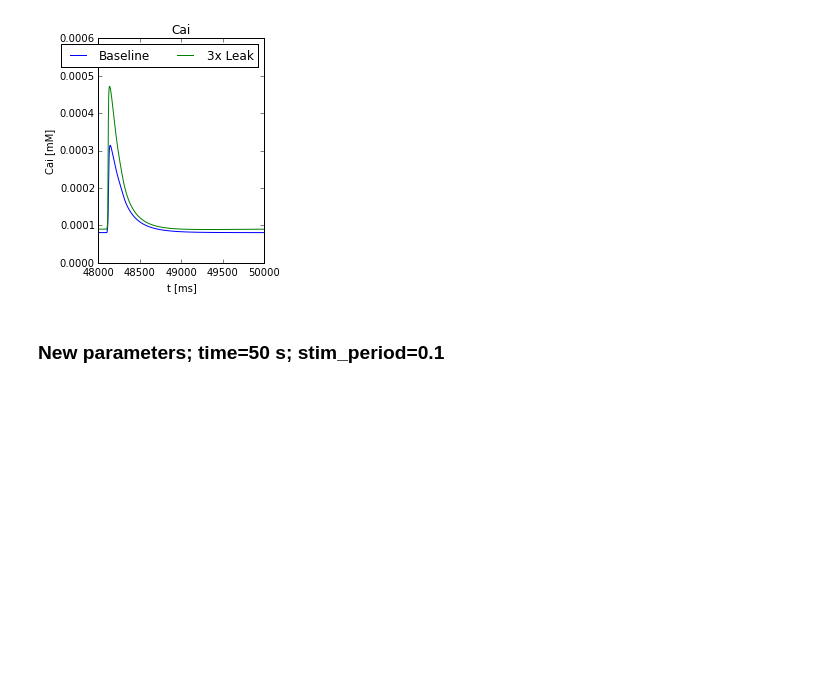
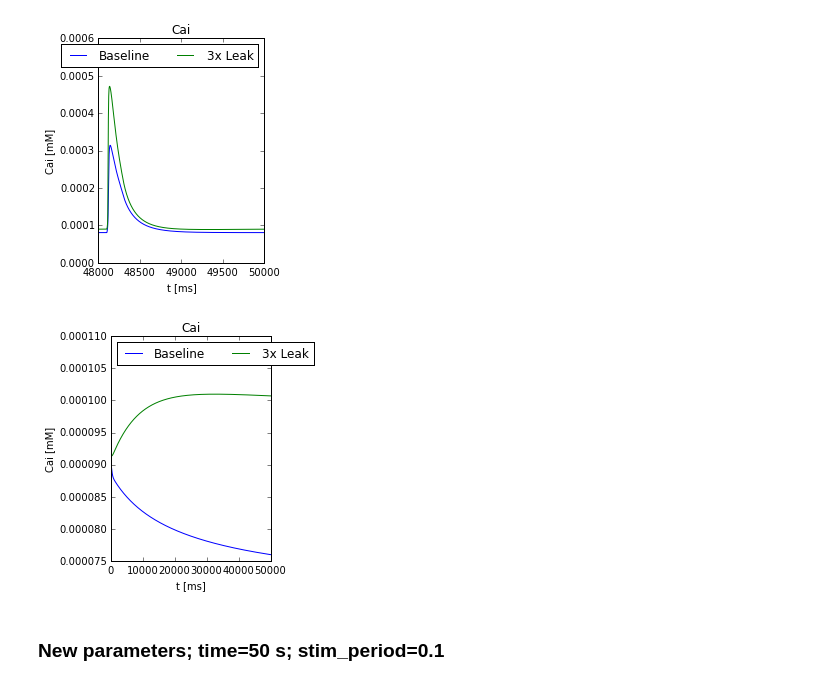
Before and after one commit to huskeypm/wholecell, a Jupyter notebook: despaSweep_150615.ipynb, the cells around one changed output. Drawn from its saved outputs; the diff is of its cells as text; code cells hidden in the pictures; blank space fills up the shorter version.

```diff
--- a/despaSweep_150615.ipynb
+++ b/despaSweep_150615.ipynb
@@ -421,6 +421,36 @@ plt.tight_layout()
 plt.gcf().savefig(root+versionPrefix+'leaks.png',dpi=300)
 # %% [output]
 [figure]
+# %%
+ax1 = plt.subplot(1,2,1)
+
+#############
+idxCai = runner.model.state_indices("Cai")
+#idxCaSR = runner.model.state_indices("Ca_SR")
+
+data = data9
+s = data['s']
+t = data['t']
+sca7 = s[1:,idxCai]
+ax1.plot(t,sca7,label="Baseline")
+
+data = data10
+s = data['s']
+t = data['t']
+sca8 = s[1:,idxCai]
+ax1.plot(t,sca8,label="3x Leak")
+
+#ax1.set_xlim([48000,50000])
+ax1.set_ylabel("Cai [mM]")
+ax1.set_xlabel("t [ms]")
+ax1.set_title("Cai")
+
+plt.legend(loc=0, ncol=3)
+plt.tight_layout()
+
+#plt.gcf().savefig(root+versionPrefix+'leaks.png',dpi=300)
+# %% [output]
+[figure, added]
 # %% [markdown]
 ### New parameters; time=50 s; stim_period=0.1
 # %%
```
Also changed, not shown: parts of 2 cells of this notebook.
